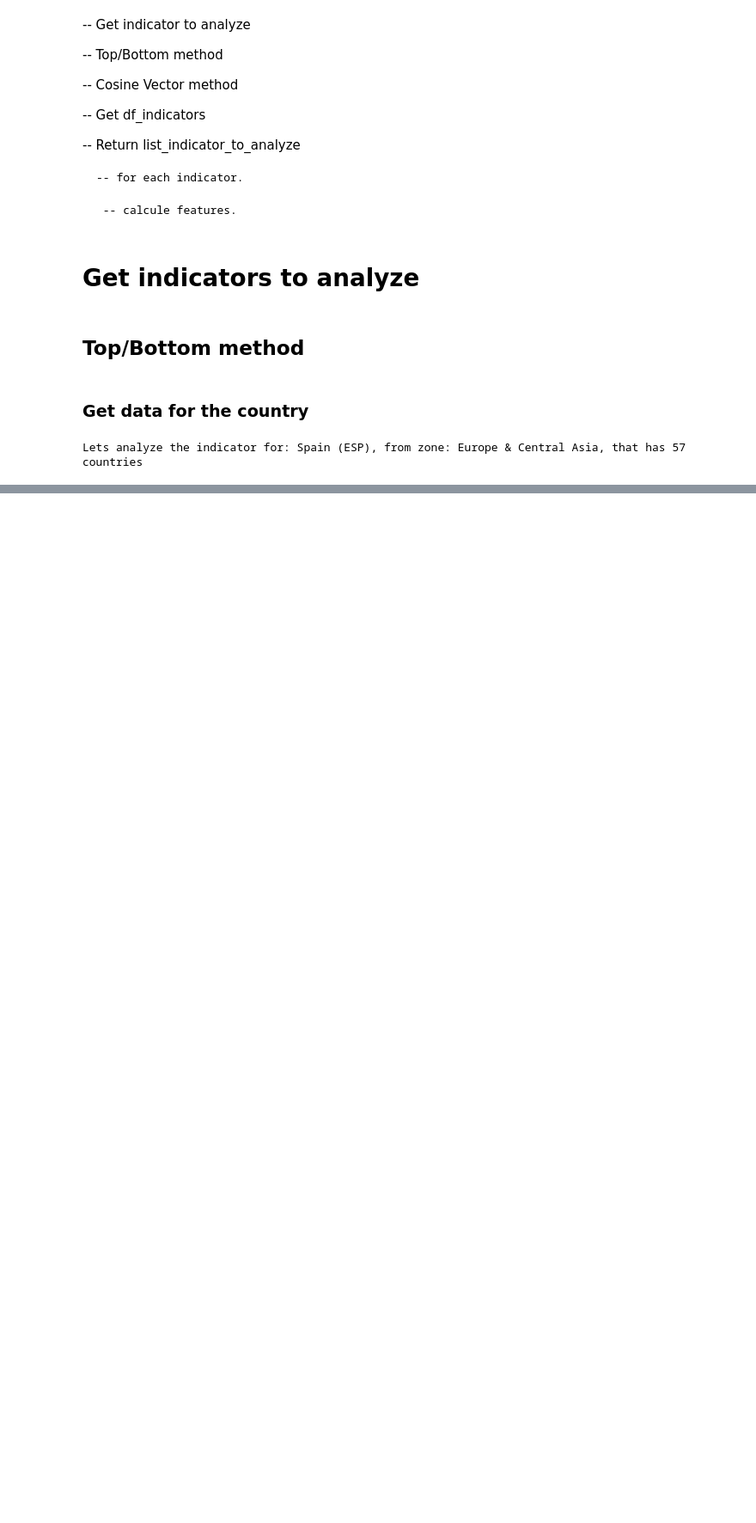
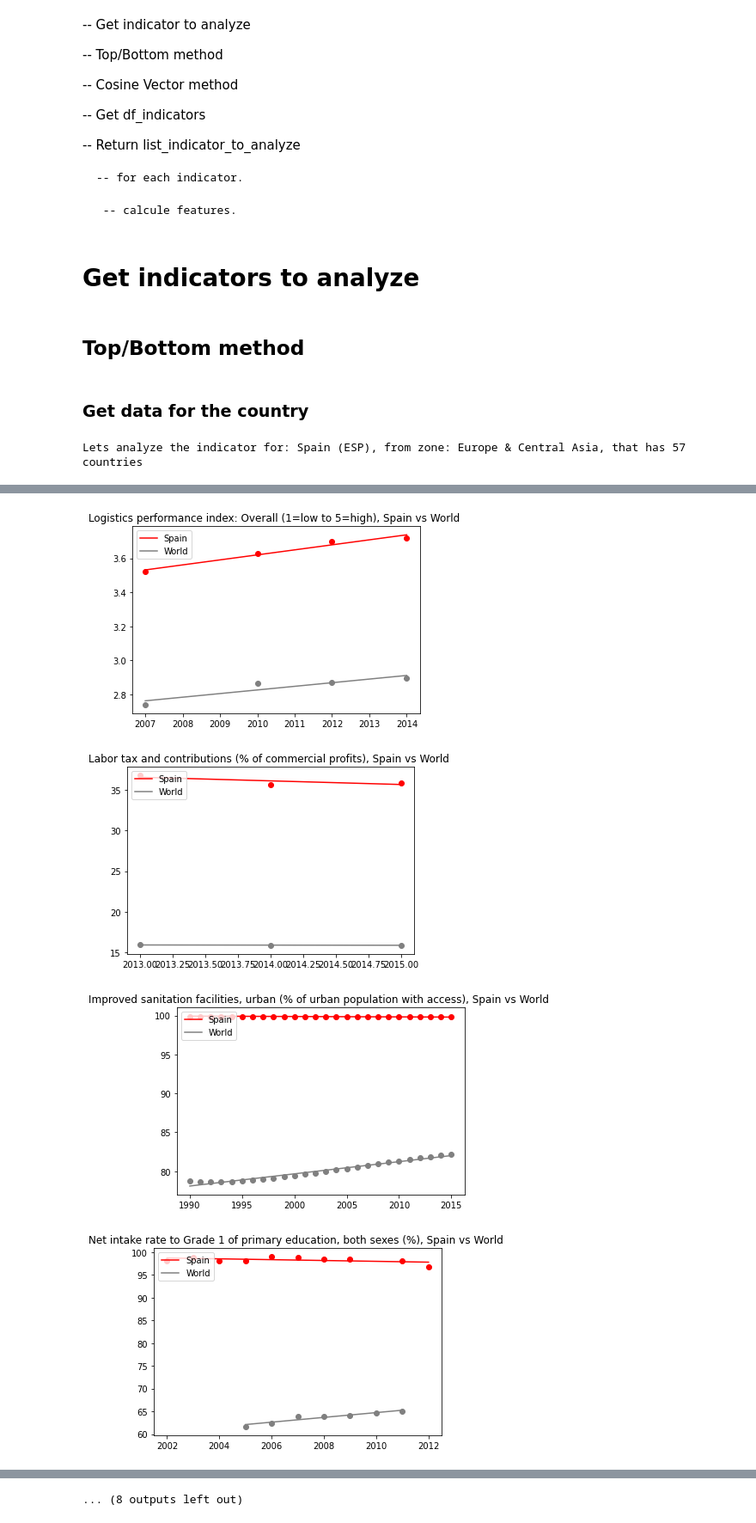
Before and after one commit to jaimevalero/world-development-indicators, a Jupyter notebook: jupyter/what-if.ipynb, the cells around one changed output, grey strips where cells are left out. Shown at 86% size. Cells and saved outputs as stored; diff of their text form; code cells hidden in the pictures; blank space fills up the shorter version.

```diff
--- a/jupyter/what-if.ipynb
+++ b/jupyter/what-if.ipynb
@@ -627,0 +956,11 @@ df_rankings.head(30)
+# %%
+for IndicatorName in df_cosine_results.head(20).IndicatorName.values :
+    try:
+        plt ,df_country,df_rest = Draw_Difference(IndicatorName,CountryCode,CountryCompare)
+    except :
+        pass
+# %% [output]
+[figure, added]
+[figure, added]
+[figure, added]
+[figure, added]
@@ -627,0 +975 @@ df_rankings.head(30)
+... (8 outputs left out)
```
Also changed, not shown: parts of 11 cells of this notebook, 1 other file.
